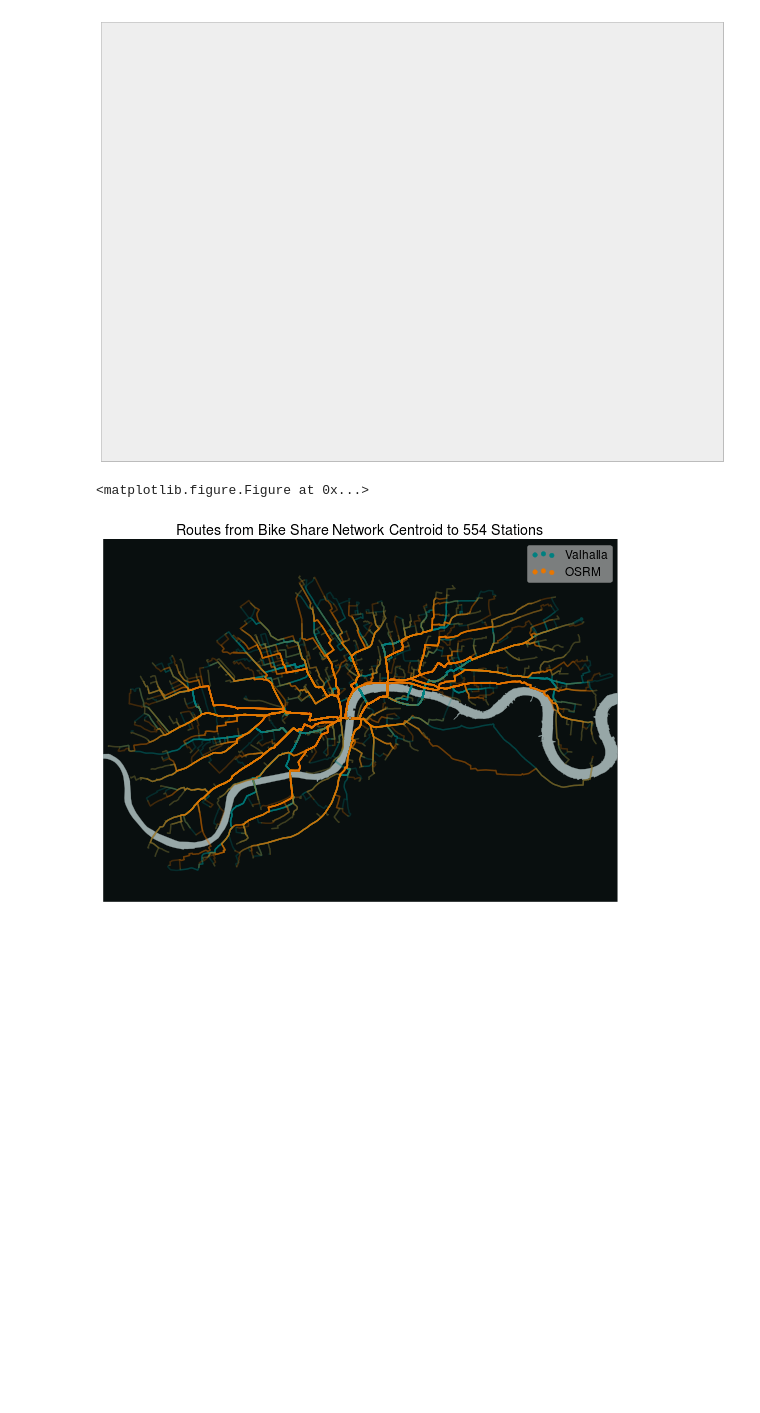
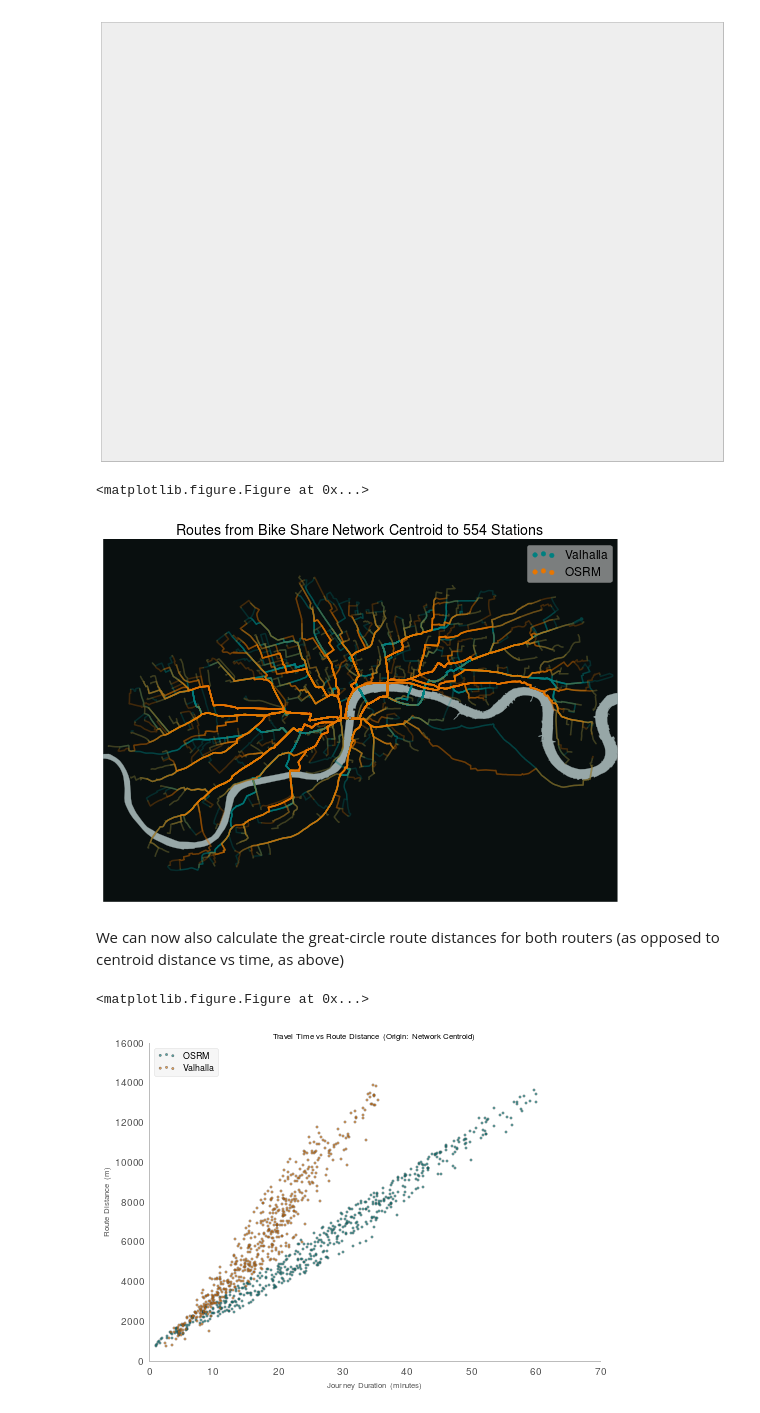
Before and after one commit to urschrei/router_comparison, a Jupyter notebook: OSRM_vs_Valhalla.ipynb, the cells around one changed output. Saved outputs shown, nothing was run; the diff lists cells and outputs as text; code cells hidden in the pictures; blank space fills up the shorter version.

```diff
--- a/OSRM_vs_Valhalla.ipynb
+++ b/OSRM_vs_Valhalla.ipynb
@@ -408,3 +407,68 @@ plt.show()
 # %% [output]
 <matplotlib.figure.Figure at 0x...>
 [figure]
+# %% [markdown]
+We can now also calculate the great-circle route distances for both routers (as opposed to centroid distance vs time, as above)
+# %%
+merged['valhalla_route_length_proj'] = merged.apply(lambda f: f['valhalla_decoded_proj'].length, axis=1)
+merged['osrm_route_length_proj'] = merged.apply(lambda f: f['osrm_decoded_proj'].length, axis=1)
+# %%
+plt.clf()
+fig = plt.figure(figsize=(7.28, 5.25))
+
+ax = fig.add_subplot(111, axisbg='none')
+
+osrm = plt.scatter(
+    x=merged['travel_time_osrm'],
+    y=merged['osrm_route_length'],
+    marker='o',
+    color="#008080",
+    edgecolor='#333333',
+    lw=linewidth,
+    s=dotsize,
+    alpha=0.65)
+
+valhalla = plt.scatter(
+    x=merged['travel_time_valhalla'],
+    y=merged['valhalla_route_length'],
+    marker='o',
+    color="#E87600",
+    edgecolor='#333333',
+    lw=linewidth,
+    s=dotsize,
+    alpha=0.65)
+
+leg = plt.legend(
+    (osrm, valhalla),
+    ('OSRM',
+    'Valhalla'),
+    scatterpoints=3,
+    fontsize=9,
+    loc='upper left')
+leg.get_frame().set_alpha(0.5)
+
+ax.set_xlabel('Journey Duration (minutes)', fontsize=fontsize)
+ax.set_ylabel('Route Distance (m)', fontsize=fontsize)
+ax.grid(b=False)
+ax.spines['top'].set_visible(False)
+ax.spines['right'].set_visible(False)
+ax.set_xlim(0, 70)
+# ax.set_ylim(0, 14000)
+
+plt.title(
+    "Travel Time vs Route Distance (Origin: Network Centroid)",
+    fontsize=8
+)
+
+plt.tight_layout()
+plt.savefig(
+    'route_distance.png',
+    format="png",
+    bbox_inches='tight',
+    alpha=True,
+    transparent=True,
+    dpi=300)
+plt.show()
+# %% [output]
+<matplotlib.figure.Figure at 0x...>
+[figure, added]
```
Also changed, not shown: parts of 6 cells of this notebook, 2 other files.
